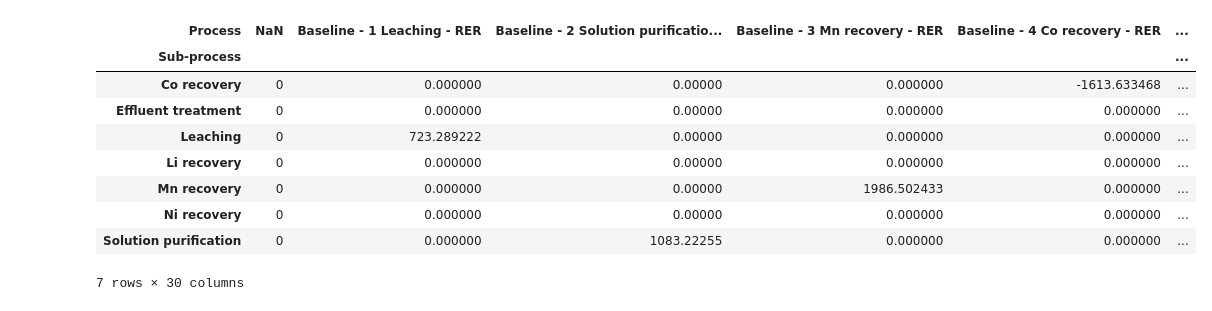
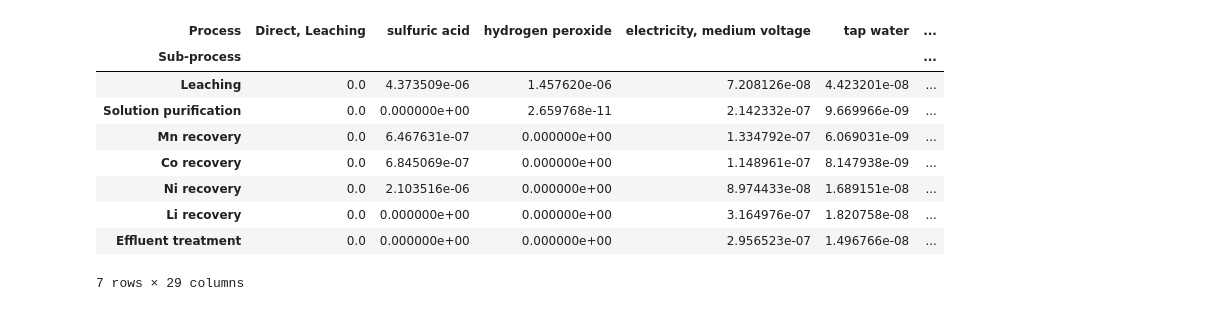
Before and after one commit to laphei/openlca-contributor, a Jupyter notebook: manual_contributor.ipynb, the cells around one changed output. Drawn from its saved outputs; the diff is of its cells as text; code cells hidden in the pictures.

```diff
--- a/manual_contributor.ipynb
+++ b/manual_contributor.ipynb
@@ -14,3 +14,4 @@ import matplotlib.pyplot as plt
 import matplotlib as mpl
 # %%
 scenario = 'Baseline'
+category = 'HTc'
@@ -43,14 +58,16 @@ Baseline
 # %%
-pivot_df = Baseline.pivot(index='Sub-process', columns='Process', values=Baseline.columns[4]).fillna(0)
+pivot_df = df.pivot(index='Sub-process', columns='Process', values=df.columns[4]).fillna(0)
+# pivot_df = pivot_df.iloc[:, 7:]
+pivot_df = pivot_df.reindex(index=df['Sub-process'].unique(), columns=df['Process'].unique())
 pivot_df
 # %% [output]
-| Process | NaN | Baseline - 1 Leaching - RER | Baseline - 2 Solution purificatio... | Baseline - 3 Mn recovery - RER | Baseline - 4 Co recovery - RER | ... |
+| Process | Direct, Leaching | sulfuric acid | hydrogen peroxide | electricity, medium voltage | tap water | ... |
 | Sub-process |  |  |  |  |  | ... |
-| Co recovery | 0 | 0.000000 | 0.00000 | 0.000000 | -1613.633468 | ... |
-| Effluent treatment | 0 | 0.000000 | 0.00000 | 0.000000 | 0.000000 | ... |
-| Leaching | 0 | 723.289222 | 0.00000 | 0.000000 | 0.000000 | ... |
-| Li recovery | 0 | 0.000000 | 0.00000 | 0.000000 | 0.000000 | ... |
-| Mn recovery | 0 | 0.000000 | 0.00000 | 1986.502433 | 0.000000 | ... |
-| Ni recovery | 0 | 0.000000 | 0.00000 | 0.000000 | 0.000000 | ... |
-| Solution purification | 0 | 0.000000 | 1083.22255 | 0.000000 | 0.000000 | ... |
+| Leaching | 0.0 | 4.373509e-06 | 1.457620e-06 | 7.208126e-08 | 4.423201e-08 | ... |
+| Solution purification | 0.0 | 0.000000e+00 | 2.659768e-11 | 2.142332e-07 | 9.669966e-09 | ... |
+| Mn recovery | 0.0 | 6.467631e-07 | 0.000000e+00 | 1.334792e-07 | 6.069031e-09 | ... |
+| Co recovery | 0.0 | 6.845069e-07 | 0.000000e+00 | 1.148961e-07 | 8.147938e-09 | ... |
+| Ni recovery | 0.0 | 2.103516e-06 | 0.000000e+00 | 8.974433e-08 | 1.689151e-08 | ... |
+| Li recovery | 0.0 | 0.000000e+00 | 0.000000e+00 | 3.164976e-07 | 1.820758e-08 | ... |
+| Effluent treatment | 0.0 | 0.000000e+00 | 0.000000e+00 | 2.956523e-07 | 1.496766e-08 | ... |
-7 rows × 30 columns
+7 rows × 29 columns
```
Also changed, not shown: parts of 4 cells of this notebook.
